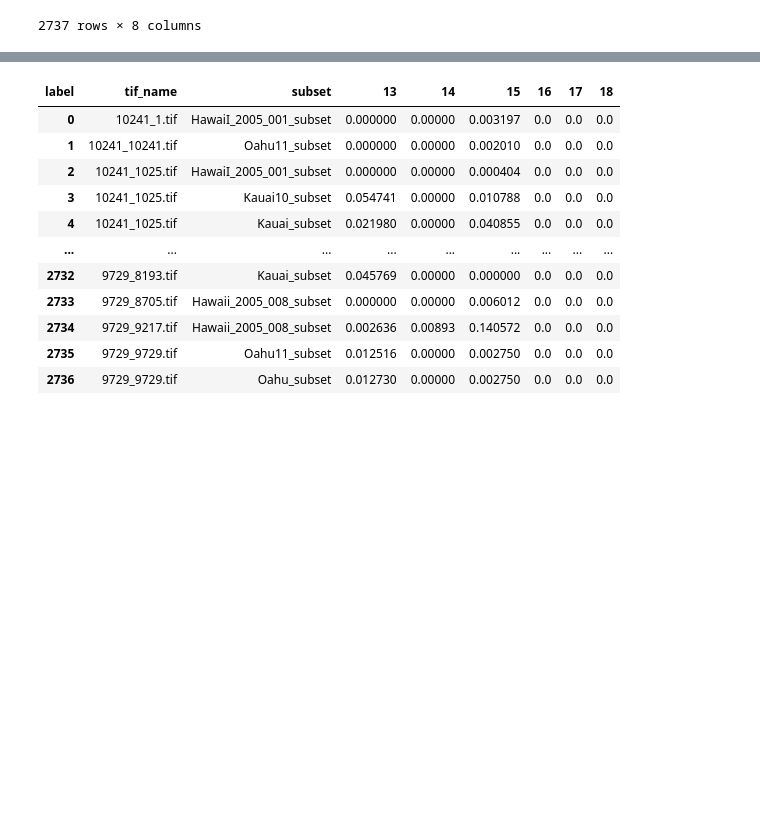
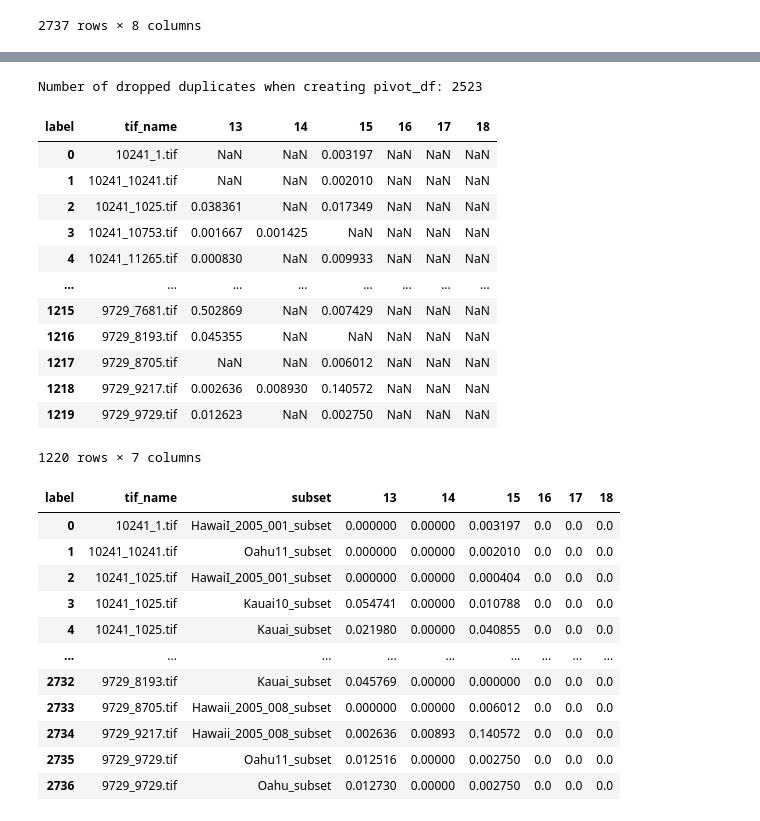
Before and after one commit to aml7hawaiiedu/CCAPLandCoverProject, a Jupyter notebook: CCAP_UNET_Fall2023.ipynb, the cells around one changed output, grey strips where cells are left out. Cells and saved outputs as stored; diff of their text form; code cells hidden in the pictures; blank space fills up the shorter version.

```diff
--- a/CCAP_UNET_Fall2023.ipynb
+++ b/CCAP_UNET_Fall2023.ipynb
@@ -271,0 +389,8 @@ pivot_df
+# %%
+# Calculate the number of dropped duplicates
+num_dropped_duplicates = len(unique_rows_df) - len(pivot_df)
+
+# Print the number of dropped duplicates
+print(f"Number of dropped duplicates when creating pivot_df: {num_dropped_duplicates}")
+# %% [output]
+Number of dropped duplicates when creating pivot_df: 2523
@@ -272,3 +399,21 @@ pivot_df
+# %%
+pivot_df2 = unique_rows_df.groupby(['tif_name', 'label'])['percent'].mean().unstack().reset_index()
+# %%
+pivot_df2
+# %% [output]
+| label | tif_name | 13 | 14 | 15 | 16 | 17 | 18 |
+| 0 | 10241_1.tif | NaN | NaN | 0.003197 | NaN | NaN | NaN |
+| 1 | 10241_10241.tif | NaN | NaN | 0.002010 | NaN | NaN | NaN |
+| 2 | 10241_1025.tif | 0.038361 | NaN | 0.017349 | NaN | NaN | NaN |
+| 3 | 10241_10753.tif | 0.001667 | 0.001425 | NaN | NaN | NaN | NaN |
+| 4 | 10241_11265.tif | 0.000830 | NaN | 0.009933 | NaN | NaN | NaN |
+| ... | ... | ... | ... | ... | ... | ... | ... |
+| 1215 | 9729_7681.tif | 0.502869 | NaN | 0.007429 | NaN | NaN | NaN |
+| 1216 | 9729_8193.tif | 0.045355 | NaN | NaN | NaN | NaN | NaN |
+| 1217 | 9729_8705.tif | NaN | NaN | 0.006012 | NaN | NaN | NaN |
+| 1218 | 9729_9217.tif | 0.002636 | 0.008930 | 0.140572 | NaN | NaN | NaN |
+| 1219 | 9729_9729.tif | 0.012623 | NaN | 0.002750 | NaN | NaN | NaN |
+1220 rows × 7 columns
 # %%
 # Fill NaN values with 0 if needed
 pivot_df = pivot_df.fillna(0)
```
Also changed, not shown: parts of 14 cells of this notebook.
